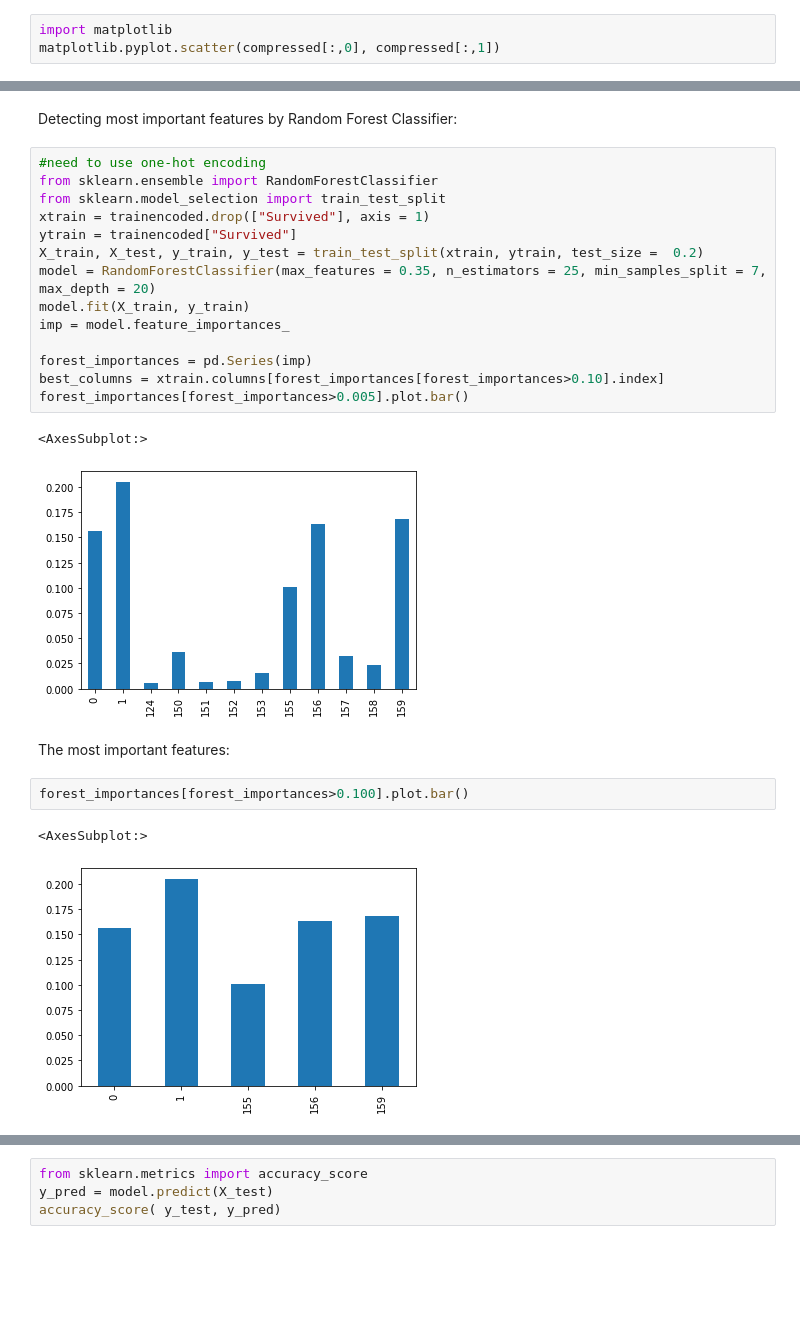
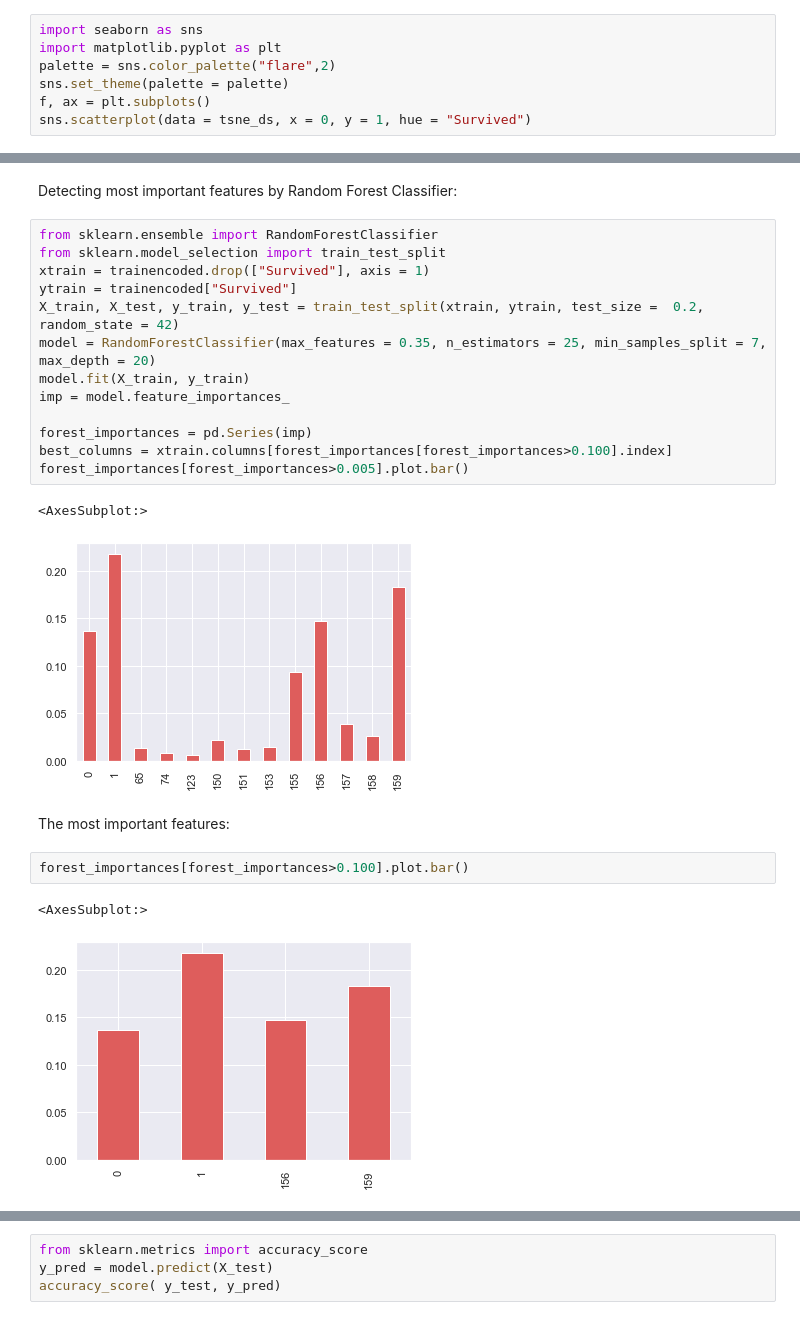
Before and after one commit to dolium/ml_course_project_bogdan_salyp, a Jupyter notebook: titanic_model.ipynb, the cells around one changed output, grey strips where cells are left out. Saved outputs shown, nothing was run; the diff lists cells and outputs as text; blank space fills up the shorter version.

```diff
--- a/titanic_model.ipynb
+++ b/titanic_model.ipynb
@@ -107,4 +108,8 @@ init='random', n_jobs = 4).fit_transform(trainencoded[trainencoded.columns[-6:16
 # %%
-import matplotlib
-matplotlib.pyplot.scatter(compressed[:,0], compressed[:,1])
+import seaborn as sns
+import matplotlib.pyplot as plt
+palette = sns.color_palette("flare",2)
+sns.set_theme(palette = palette)
+f, ax = plt.subplots()
+sns.scatterplot(data = tsne_ds, x = 0, y = 1, hue = "Survived")
 # %% [output]
@@ -113,27 +128,26 @@ matplotlib.pyplot.scatter(compressed[:,0], compressed[:,1])
 # %% [markdown]
 Detecting most important features by Random Forest Classifier:
 # %%
-#need to use one-hot encoding
 from sklearn.ensemble import RandomForestClassifier
 from sklearn.model_selection import train_test_split
 xtrain = trainencoded.drop(["Survived"], axis = 1)
 ytrain = trainencoded["Survived"]
-X_train, X_test, y_train, y_test = train_test_split(xtrain, ytrain, test_size =  0.2)
+X_train, X_test, y_train, y_test = train_test_split(xtrain, ytrain, test_size =  0.2, random_state = 42)
 model = RandomForestClassifier(max_features = 0.35, n_estimators = 25, min_samples_split = 7, max_depth = 20)
 model.fit(X_train, y_train)
 imp = model.feature_importances_
 
 forest_importances = pd.Series(imp)
-best_columns = xtrain.columns[forest_importances[forest_importances>0.10].index]
+best_columns = xtrain.columns[forest_importances[forest_importances>0.100].index]
 forest_importances[forest_importances>0.005].plot.bar()
 # %% [output]
 <AxesSubplot:>
-[figure, old version]
+[figure, new version]
 # %% [markdown]
 The most important features:
 # %%
 forest_importances[forest_importances>0.100].plot.bar()
 # %% [output]
 <AxesSubplot:>
-[figure, old version]
+[figure, new version]
 # %% [markdown]
```
Also changed, not shown: parts of 8 cells of this notebook.
